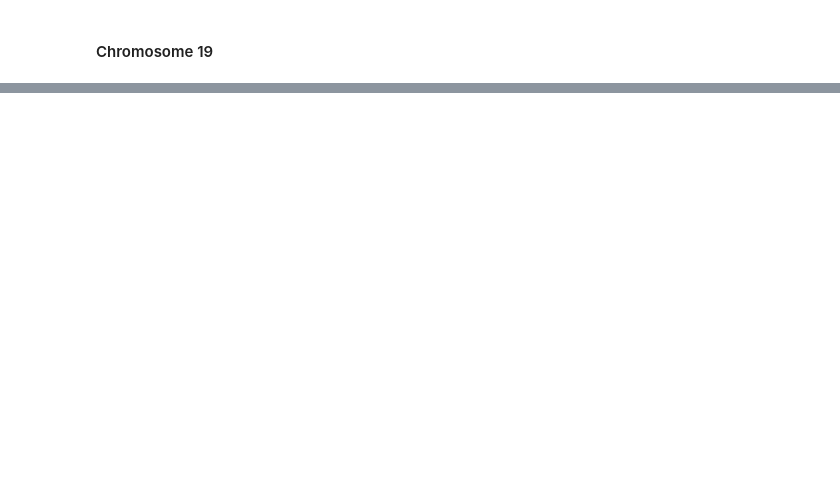
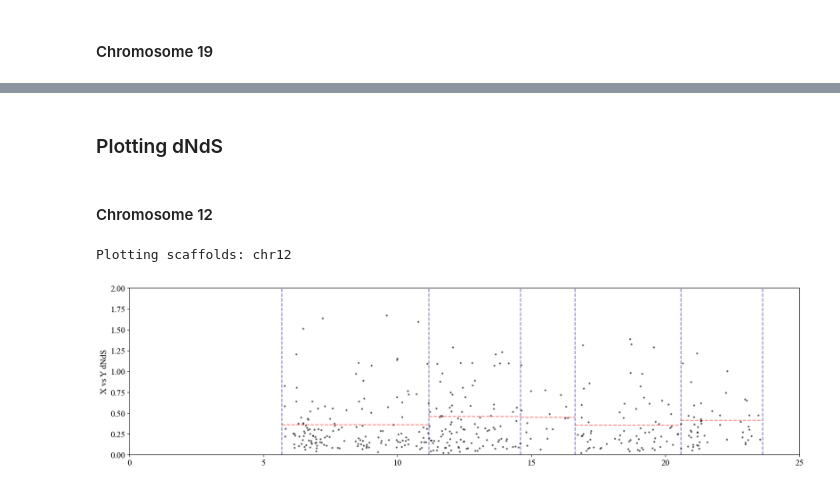
Before and after one commit to DanJeffries/Stickle_Y_comp, a Jupyter notebook: code/JUP_NBs/Popgen_stats.ipynb, the cells around one changed output, grey strips where cells are left out. Saved outputs shown, nothing was run; the diff lists cells and outputs as text; code cells hidden in the pictures; blank space fills up the shorter version.

```diff
--- a/code/JUP_NBs/Popgen_stats.ipynb
+++ b/code/JUP_NBs/Popgen_stats.ipynb
@@ -699,0 +793,18 @@ Plotting scaffolds: chr19
+# %% [markdown]
+### Plotting dNdS
+# %% [markdown]
+#### Chromosome 12
+# %%
+Plot_M_F_dNdS("/Users/dj20y461/Data_temp/Stickleback/Stickle_Y_comp/data/popgen_stats/Gw.dNdS.090824.results",
+              "/Users/dj20y461/Data_temp/Stickleback/Stickle_Y_comp/plots/M_F_stats_plots/Gw/dNdS/Gw_dNdS_chr12.pdf",
+              sex_scaffs = ["chr12"],
+              points_color="black",
+              myXlims = (0,25),
+              myYlims_ax1 = (0,2),
+              rolling_avg=False,
+              strata_avgs = mean_regions,
+              vert_seps=changepoints,
+              y_label="X vs Y dNdS")
+# %% [output]
+Plotting scaffolds: chr12
+[figure, added]
```
Also changed, not shown: parts of 30 cells of this notebook, 6 other files.
